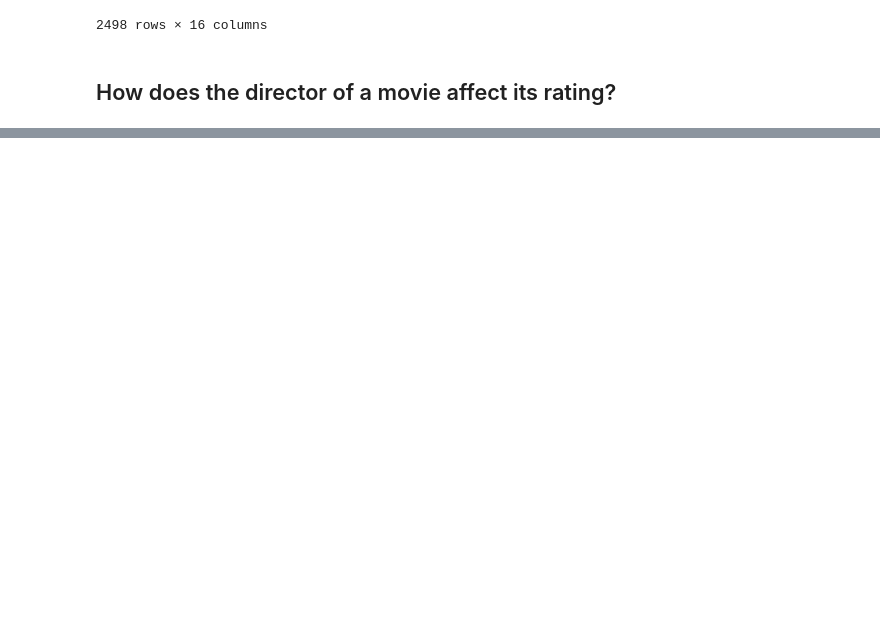
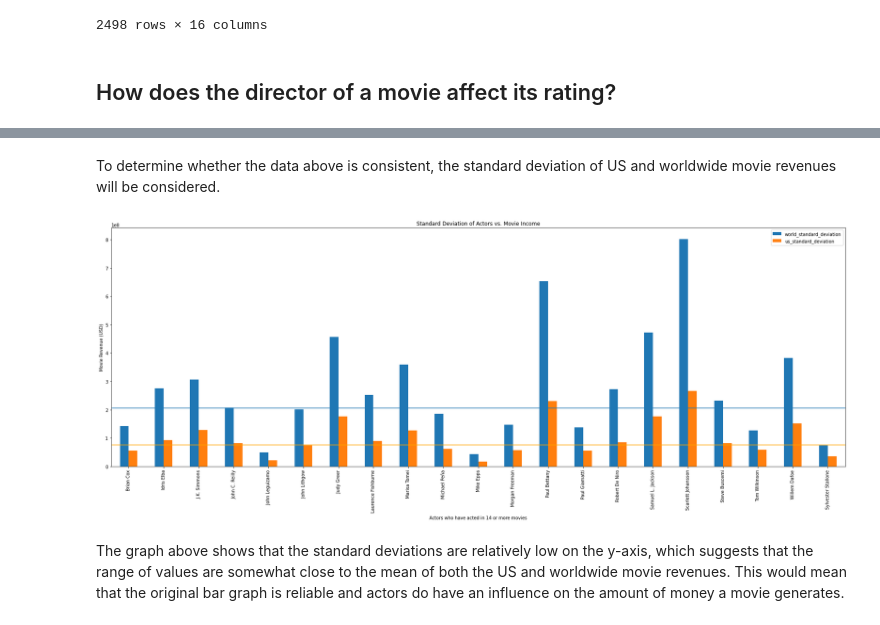
Before and after one commit to yashharanb/ENSF544Project1-1, a Jupyter notebook: Project1-1.ipynb, the cells around one changed output, grey strips where cells are left out. Saved outputs shown, nothing was run; the diff lists cells and outputs as text; code cells hidden in the pictures; blank space fills up the shorter version.

```diff
--- a/Project1-1.ipynb
+++ b/Project1-1.ipynb
@@ -293,0 +315,39 @@ barchart = stats.plot.bar(figsize = (30,10), xlabel = 'Actors', ylabel = 'Income
+# %% [markdown]
+To determine whether the data above is consistent, the standard deviation of US and worldwide movie revenues will be considered.
+# %%
+#goal is to display the standard deviation of the incomes to see how accurate the mean movie incomes are in the first grid
+import matplotlib.pyplot as plt
+import pandas as pd
+import numpy as np
+
+#Same procedure as above chart, first get the actors and their corresponding movie incomes.
+stats = actor_income_df[['actors', 'worldwide_gross_income','usa_gross_income']]
+actor_len = stats.actors.str.len()
+actors_values = stats.actors.values
+new_indexes = np.repeat(stats.index, actor_len)
+stats = stats.loc[new_indexes]
+stats['actors'] = np.concatenate(actors_values)
+stats = stats.reset_index(drop=True).fillna(0)
+
+#Group by actors and determine the standard deviation of US and worldwide move incomes
+stats = stats.groupby(['actors']).agg(['std', 'count'])
+stats.columns = stats.columns.get_level_values(0)
+stats.columns = ['world_standard_deviation', 'us_count','us_standard_deviation',  'count']
+
+#Sort the worldwide standard deviations in descending order,
+#and take into account onyl actors who have been in 14 or more movies
+stats = stats.loc[stats['count'] >= 14]
+
+#Creating bar chart from dataframe subset
+stats = stats[['world_standard_deviation','us_standard_deviation']]
+barchart = stats.plot.bar(figsize = (30,10), xlabel = 'Actors who have acted in 14 or more movies', ylabel = 'Movie Revenue (USD)', title = 'Standard Deviation of Actors vs. Movie Income')
+
+# use axhline to show the mean standard deviations for each series
+world_std = actor_income_df["worldwide_gross_income"].std()
+us_std = actor_income_df["usa_gross_income"].std()
+barchart.axhline(world_std)
+barchart = barchart.axhline(us_std, color ="orange")
+# %% [output]
+[figure, added]
+# %% [markdown]
+The graph above shows that the standard deviations are relatively low on the y-axis, which suggests that the range of values are somewhat close to the mean of both the US and worldwide movie revenues. This would mean that the original bar graph is reliable and actors do have an influence on the amount of money a movie generates.
```
Also changed, not shown: parts of 8 cells of this notebook.
